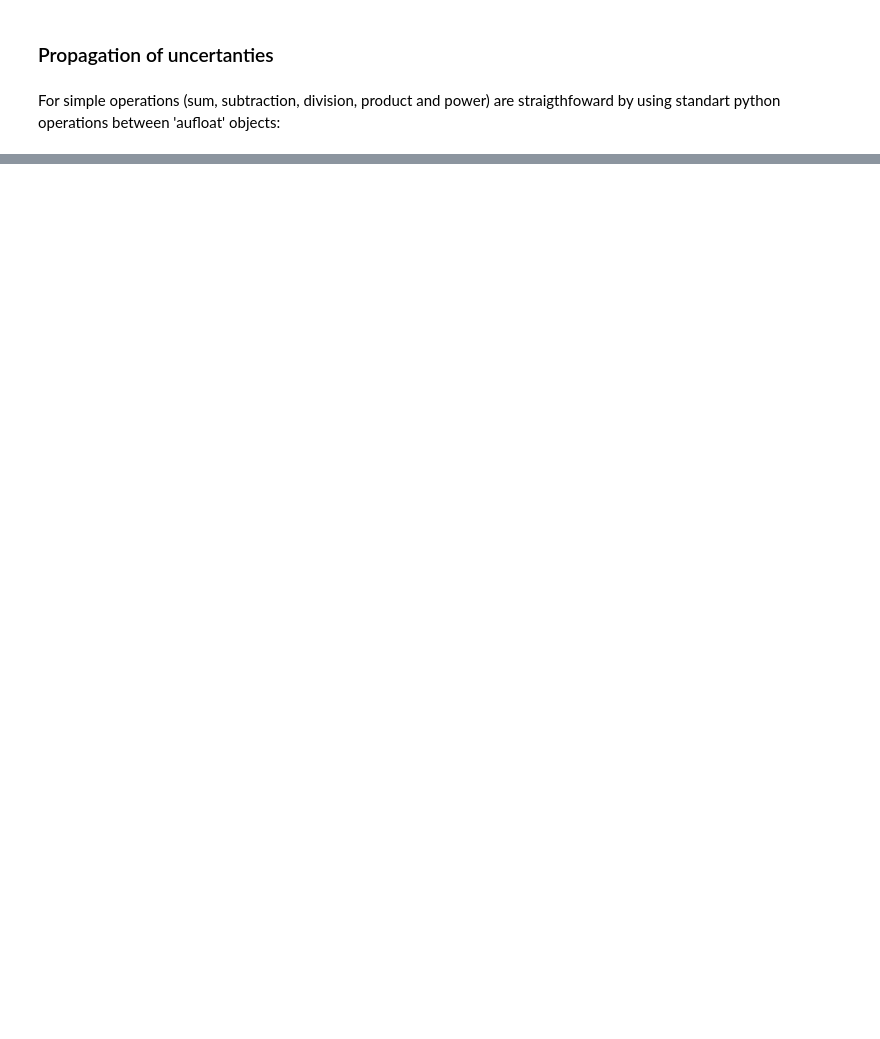
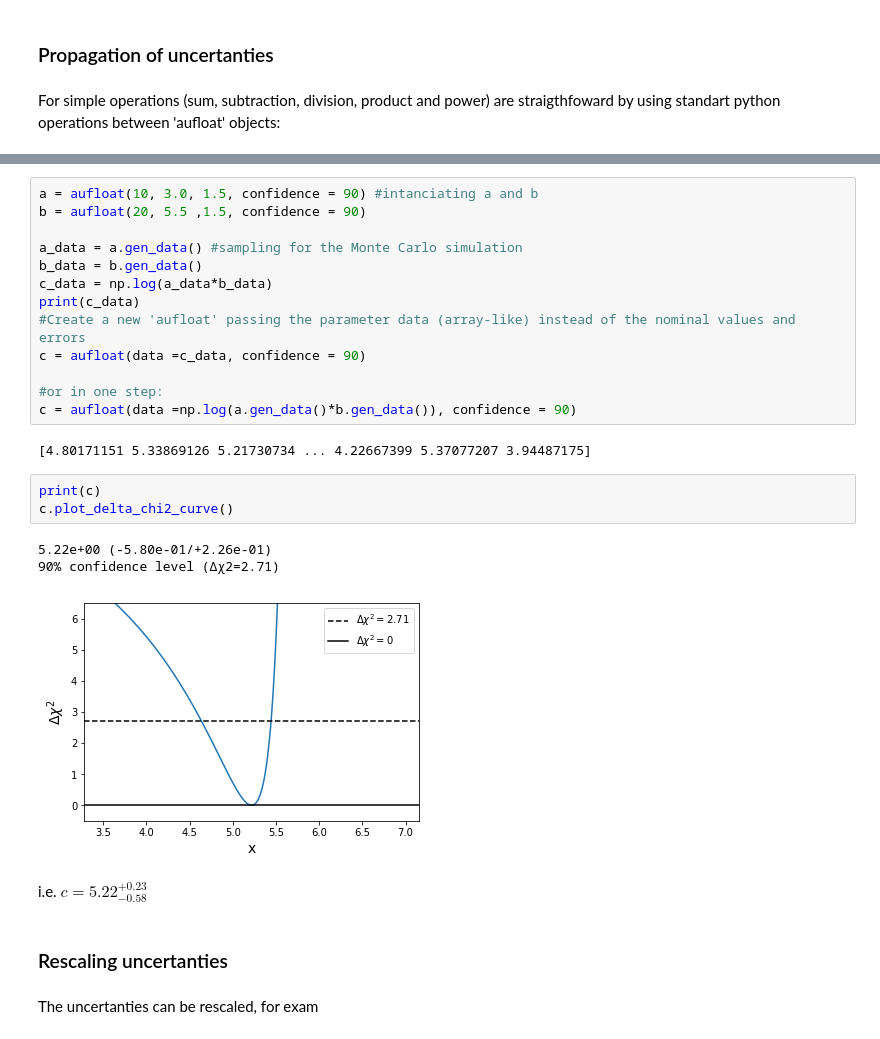
Before and after one commit to muryelgp/asymmetric_uncertainties, a Jupyter notebook: asymmetric_uncertainties/Untitled.ipynb, the cells around one changed output, grey strips where cells are left out. Saved outputs shown, nothing was run; the diff lists cells and outputs as text; blank space fills up the shorter version.

```diff
--- a/asymmetric_uncertainties/Untitled.ipynb
+++ b/asymmetric_uncertainties/Untitled.ipynb
@@ -65,0 +80,28 @@ e = c + d
+# %%
+a = aufloat(10, 3.0, 1.5, confidence = 90) #intanciating a and b
+b = aufloat(20, 5.5 ,1.5, confidence = 90)
+
+a_data = a.gen_data() #sampling for the Monte Carlo simulation
+b_data = b.gen_data()
+c_data = np.log(a_data*b_data)
+print(c_data)
+#Create a new 'aufloat' passing the parameter data (array-like) instead of the nominal values and errors
+c = aufloat(data =c_data, confidence = 90)
+
+#or in one step:
+c = aufloat(data =np.log(a.gen_data()*b.gen_data()), confidence = 90)
+# %% [output]
+[4.80171151 5.33869126 5.21730734 ... 4.22667399 5.37077207 3.94487175]
+# %%
+print(c)
+c.plot_delta_chi2_curve()
+# %% [output]
+5.22e+00 (-5.80e-01/+2.26e-01)
+90% confidence level (Δχ2=2.71)
+[figure, added]
+# %% [markdown]
+i.e. $c = 5.22^{+0.23}_{-0.58}$
+# %% [markdown]
+### Rescaling uncertanties
+# %% [markdown]
+The uncertanties can be rescaled, for exam
```
Also changed, not shown: parts of 5 cells of this notebook.
